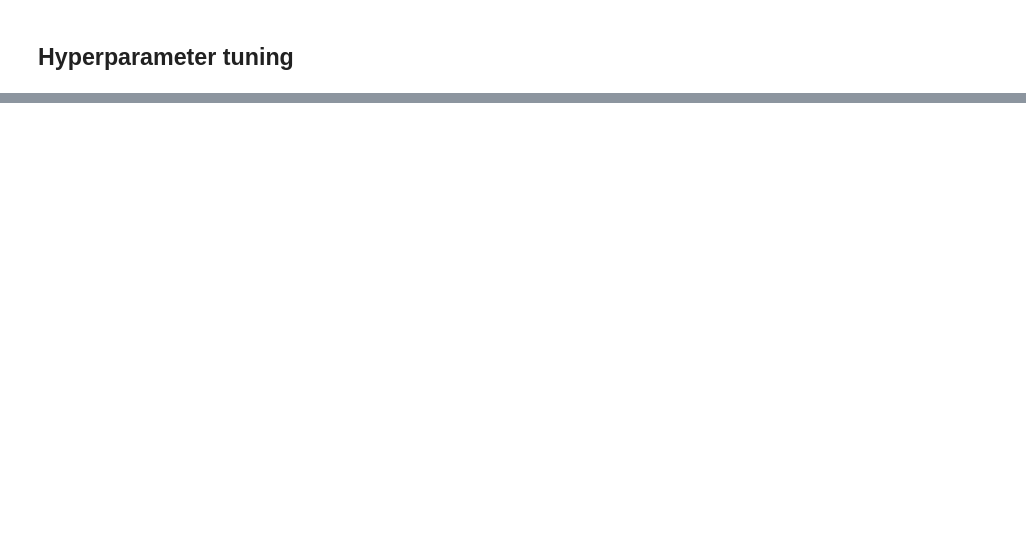
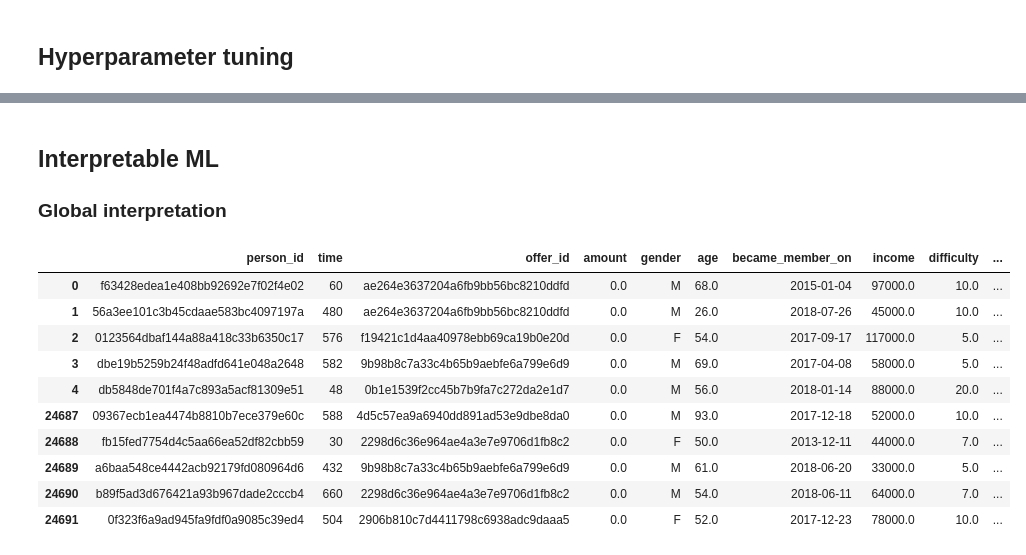
Before and after one commit to stivenlopezg/Starbucks-capstone, a Jupyter notebook: model.ipynb, the cells around one changed output, grey strips where cells are left out. Cells and saved outputs as stored; diff of their text form; code cells hidden in the pictures; blank space fills up the shorter version.

```diff
--- a/model.ipynb
+++ b/model.ipynb
@@ -220,0 +294,19 @@ The F1 score is: 0.61
+# %%
+hyperparams = {
+    'colsample_bytree': 0.5,
+    'learning_rate': 0.1772801158669402,
+    'max_depth': 6,
+    'n_estimators': 50,
+    'scale_pos_weight': 2.0,
+    'subsample': 0.5
+}
+
+xgb_bayesian = Pipeline([('transformer', preprocessor),
+                         ('estimator', XGBClassifier(**hyperparams))]).fit(train_data, y_train)
+
+joblib.dump(xgb_bayesian, filename='models/xgb_bayesian.pkl')
+
+y_pred = xgb_bayesian.predict(test_data)
+metrics = calculate_metrics(y_test, y_pred)
+
+generate_report(y_test, y_pred)
@@ -220,0 +335,19 @@ The F1 score is: 0.61
+# %% [markdown]
+## Interpretable ML
+
+### Global interpretation
+# %%
+test_data = pd.concat([test_data, pd.Series(y_pred, name='prediction'), y_test], axis=1)
+test_data.head().append(test_data.tail())
+# %% [output]
+|  | person_id | time | offer_id | amount | gender | age | became_member_on | income | difficulty | ... |
+| 0 | f63428edea1e408bb92692e7f02f4e02 | 60 | ae264e3637204a6fb9bb56bc8210ddfd | 0.0 | M | 68.0 | 2015-01-04 | 97000.0 | 10.0 | ... |
+| 1 | 56a3ee101c3b45cdaae583bc4097197a | 480 | ae264e3637204a6fb9bb56bc8210ddfd | 0.0 | M | 26.0 | 2018-07-26 | 45000.0 | 10.0 | ... |
+| 2 | 0123564dbaf144a88a418c33b6350c17 | 576 | f19421c1d4aa40978ebb69ca19b0e20d | 0.0 | F | 54.0 | 2017-09-17 | 117000.0 | 5.0 | ... |
+| 3 | dbe19b5259b24f48adfd641e048a2648 | 582 | 9b98b8c7a33c4b65b9aebfe6a799e6d9 | 0.0 | M | 69.0 | 2017-04-08 | 58000.0 | 5.0 | ... |
+| 4 | db5848de701f4a7c893a5acf81309e51 | 48 | 0b1e1539f2cc45b7b9fa7c272da2e1d7 | 0.0 | M | 56.0 | 2018-01-14 | 88000.0 | 20.0 | ... |
+| 24687 | 09367ecb1ea4474b8810b7ece379e60c | 588 | 4d5c57ea9a6940dd891ad53e9dbe8da0 | 0.0 | M | 93.0 | 2017-12-18 | 52000.0 | 10.0 | ... |
+| 24688 | fb15fed7754d4c5aa66ea52df82cbb59 | 30 | 2298d6c36e964ae4a3e7e9706d1fb8c2 | 0.0 | F | 50.0 | 2013-12-11 | 44000.0 | 7.0 | ... |
+| 24689 | a6baa548ce4442acb92179fd080964d6 | 432 | 9b98b8c7a33c4b65b9aebfe6a799e6d9 | 0.0 | M | 61.0 | 2018-06-20 | 33000.0 | 5.0 | ... |
+| 24690 | b89f5ad3d676421a93b967dade2cccb4 | 660 | 2298d6c36e964ae4a3e7e9706d1fb8c2 | 0.0 | M | 54.0 | 2018-06-11 | 64000.0 | 7.0 | ... |
+| 24691 | 0f323f6a9ad945fa9fdf0a9085c39ed4 | 504 | 2906b810c7d4411798c6938adc9daaa5 | 0.0 | F | 52.0 | 2017-12-23 | 78000.0 | 10.0 | ... |
```
Also changed, not shown: parts of 25 cells of this notebook.
